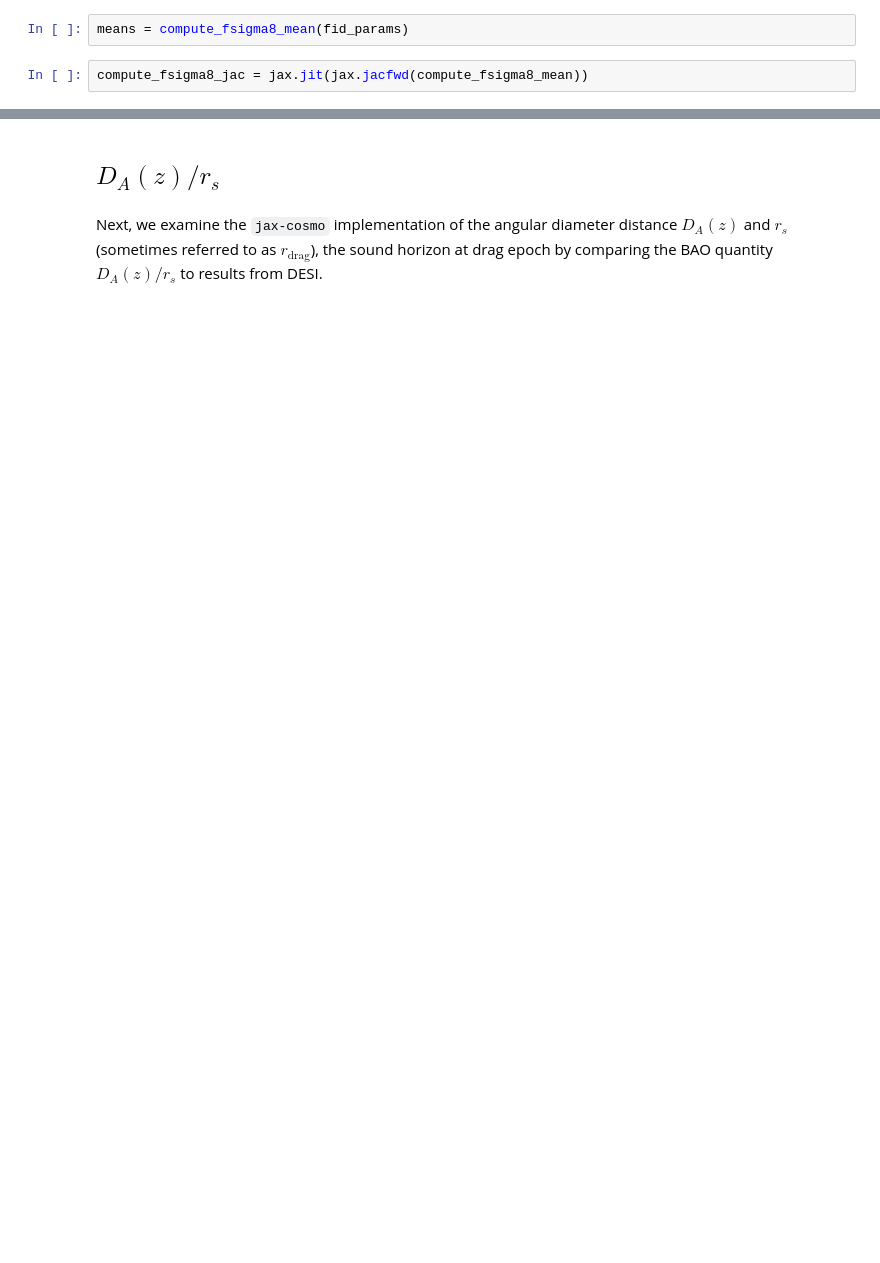
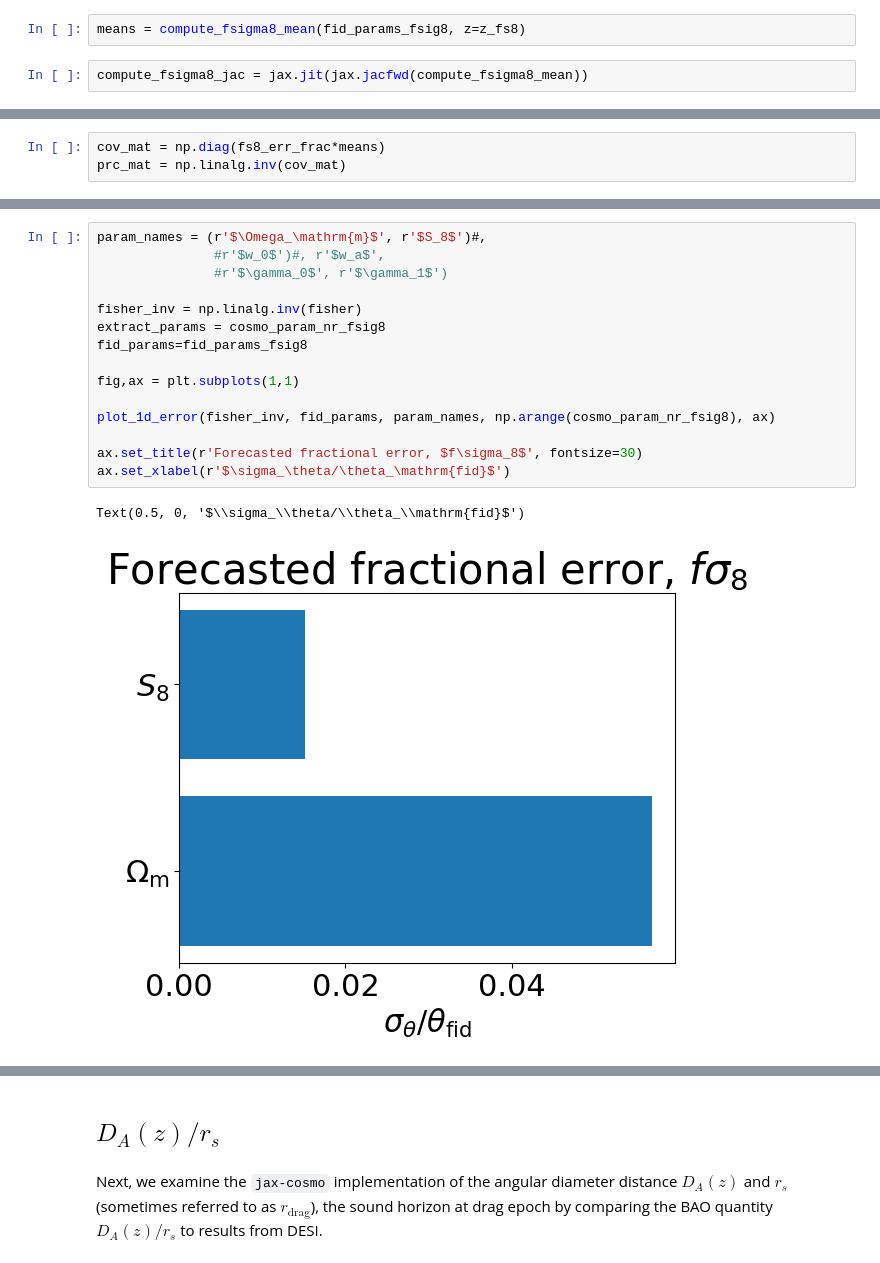
Before and after one commit to cmatties/CAMB-Workbook, a Jupyter notebook: fsigma8-BAO.ipynb, the cells around one changed output, grey strips where cells are left out. Saved outputs shown, nothing was run; the diff lists cells and outputs as text; blank space fills up the shorter version.

```diff
--- a/fsigma8-BAO.ipynb
+++ b/fsigma8-BAO.ipynb
@@ -154,5 +268,5 @@ def compute_fsigma8_mean(params):
 # %%
-means = compute_fsigma8_mean(fid_params)
+means = compute_fsigma8_mean(fid_params_fsig8, z=z_fs8)
 # %%
 compute_fsigma8_jac = jax.jit(jax.jacfwd(compute_fsigma8_mean))
 # %%
@@ -178,0 +283,3 @@ print(jacobian)
+# %%
+cov_mat = np.diag(fs8_err_frac*means)
+prc_mat = np.linalg.inv(cov_mat)
@@ -178,0 +292,18 @@ print(jacobian)
+# %%
+param_names = (r'$\Omega_\mathrm{m}$', r'$S_8$')#,
+               #r'$w_0$')#, r'$w_a$',
+               #r'$\gamma_0$', r'$\gamma_1$')
+
+fisher_inv = np.linalg.inv(fisher)
+extract_params = cosmo_param_nr_fsig8
+fid_params=fid_params_fsig8
+
+fig,ax = plt.subplots(1,1)
+
+plot_1d_error(fisher_inv, fid_params, param_names, np.arange(cosmo_param_nr_fsig8), ax)
+
+ax.set_title(r'Forecasted fractional error, $f\sigma_8$', fontsize=30)
+ax.set_xlabel(r'$\sigma_\theta/\theta_\mathrm{fid}$')
+# %% [output]
+Text(0.5, 0, '$\\sigma_\\theta/\\theta_\\mathrm{fid}$')
+[figure, added]
```
Also changed, not shown: parts of 31 cells of this notebook.
